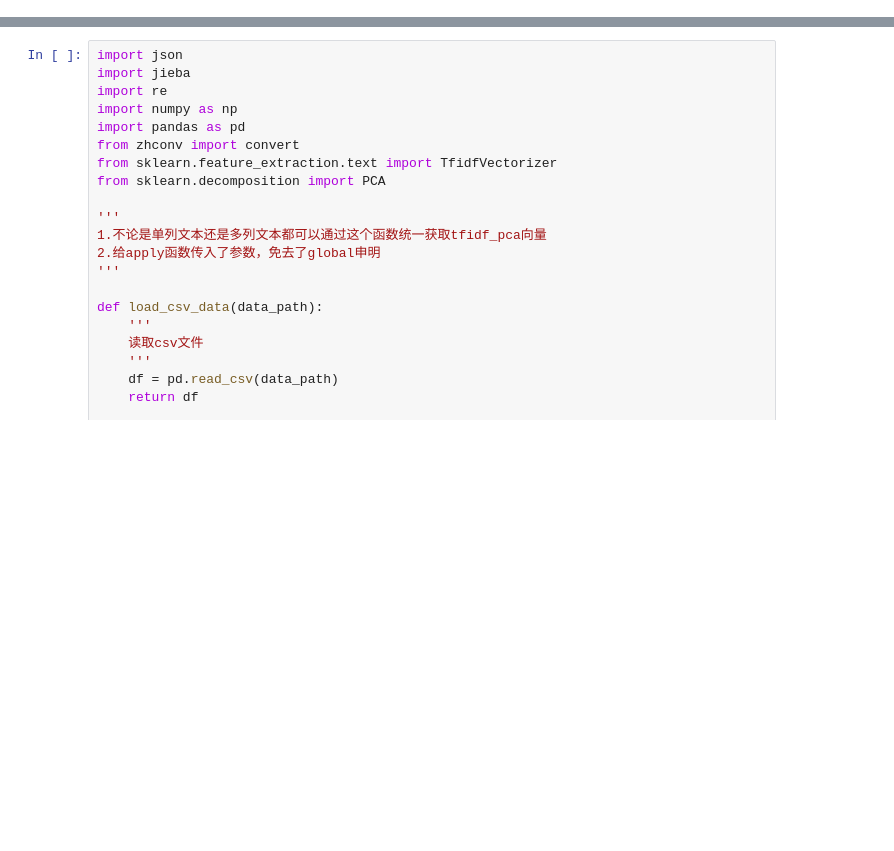
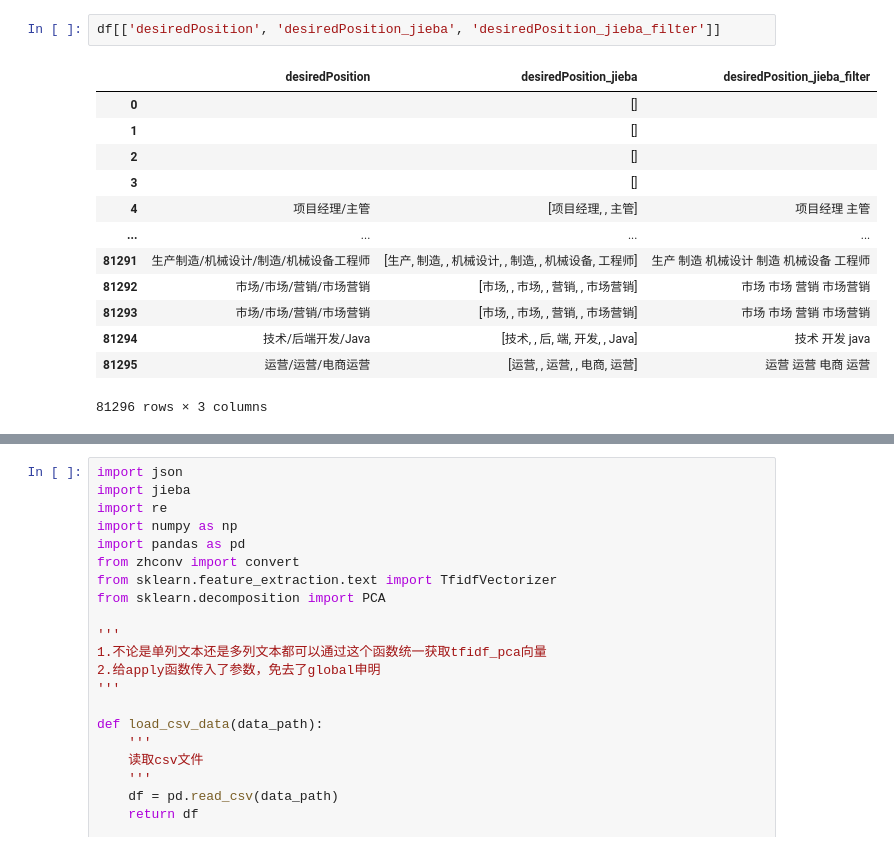
Before and after one commit to slowisfast2030/golden_data, a Jupyter notebook: thu_tfidf_pca_last.ipynb, the cells around one changed output, grey strips where cells are left out. Cells and saved outputs as stored; diff of their text form; blank space fills up the shorter version.

```diff
--- a/thu_tfidf_pca_last.ipynb
+++ b/thu_tfidf_pca_last.ipynb
@@ -0,0 +276,16 @@
+# %%
+df[['desiredPosition', 'desiredPosition_jieba', 'desiredPosition_jieba_filter']]
+# %% [output]
+|  | desiredPosition | desiredPosition_jieba | desiredPosition_jieba_filter |
+| 0 |  | [] |  |
+| 1 |  | [] |  |
+| 2 |  | [] |  |
+| 3 |  | [] |  |
+| 4 | 项目经理/主管 | [项目经理, , 主管] | 项目经理 主管 |
+| ... | ... | ... | ... |
+| 81291 | 生产制造/机械设计/制造/机械设备工程师 | [生产, 制造, , 机械设计, , 制造, , 机械设备, 工程师] | 生产 制造 机械设计 制造 机械设备 工程师 |
+| 81292 | 市场/市场/营销/市场营销 | [市场, , 市场, , 营销, , 市场营销] | 市场 市场 营销 市场营销 |
+| 81293 | 市场/市场/营销/市场营销 | [市场, , 市场, , 营销, , 市场营销] | 市场 市场 营销 市场营销 |
+| 81294 | 技术/后端开发/Java | [技术, , 后, 端, 开发, , Java] | 技术 开发 java |
+| 81295 | 运营/运营/电商运营 | [运营, , 运营, , 电商, 运营] | 运营 运营 电商 运营 |
+81296 rows × 3 columns
```
Also changed, not shown: parts of 5 cells of this notebook, 1 other file.
